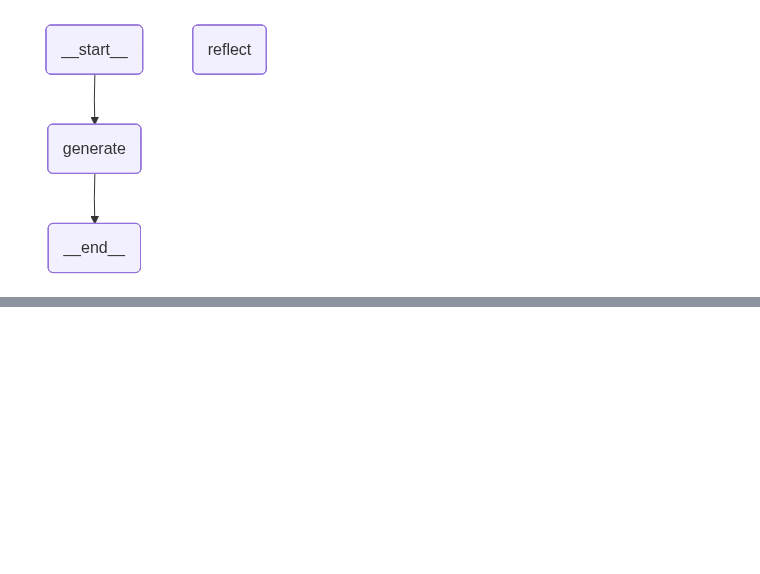
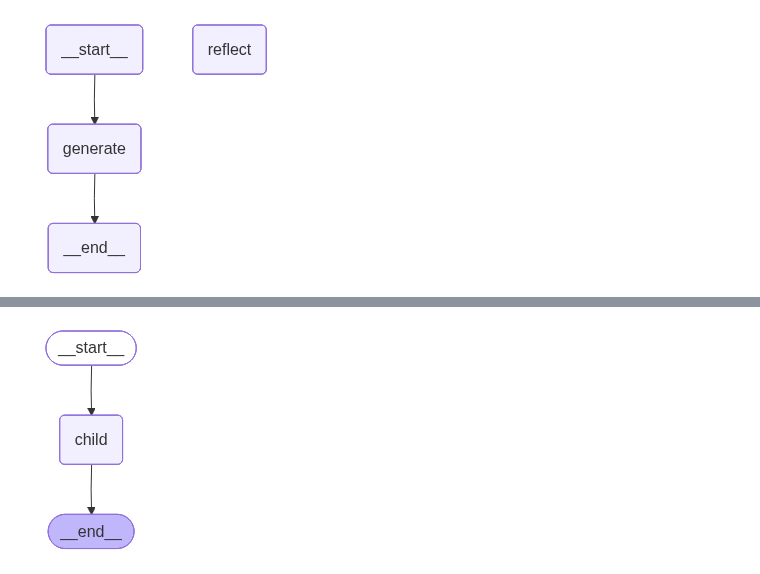
Before and after one commit to hemant0591/LearningLangChain, a Jupyter notebook: Agents2.ipynb, the cells around one changed output, grey strips where cells are left out. Cells and saved outputs as stored; diff of their text form; code cells hidden in the pictures; blank space fills up the shorter version.

```diff
--- a/Agents2.ipynb
+++ b/Agents2.ipynb
@@ -80,0 +139,20 @@ for c in graph.stream(input):
+# %%
+class State(TypedDict):
+    foo: str
+
+class SubgraphState(TypedDict):
+    bar: str
+    baz: str
+
+def subgraph_node(state: SubgraphState):
+    return {"bar": state["bar"] + "baz"}
+
+subgraph_builder = StateGraph(SubgraphState)
+subgraph_builder.add_node("child", subgraph_node)
+subgraph_builder.add_edge(START, "child")
+subgraph_builder.add_edge("child", END)
+subgraph = subgraph_builder.compile()
+# %%
+subgraph
+# %% [output]
+[figure, added]
```
Also changed, not shown: parts of 9 cells of this notebook.
